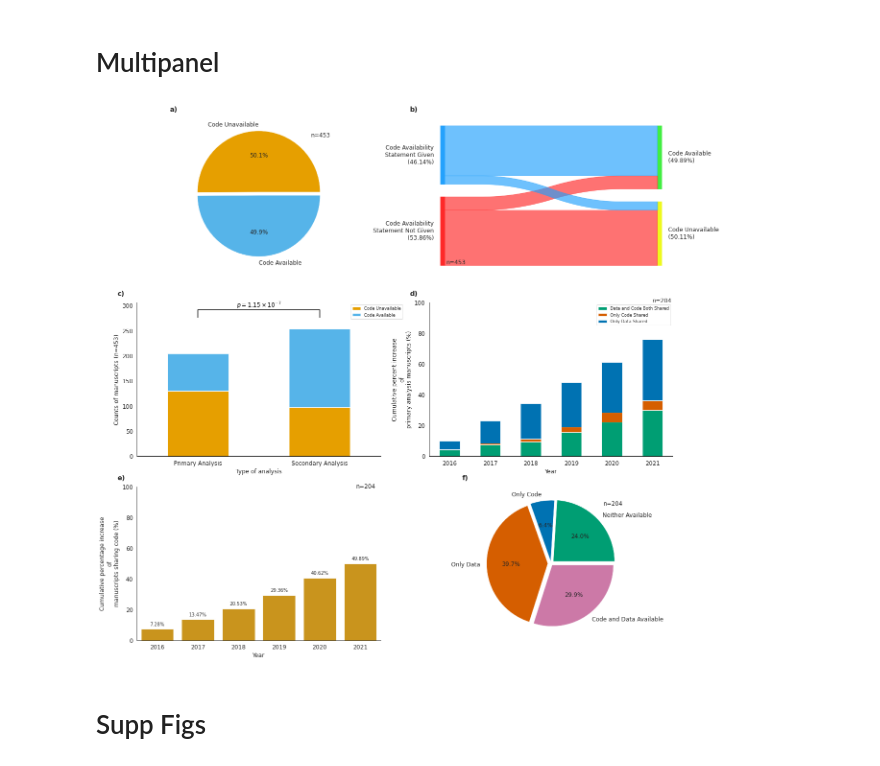
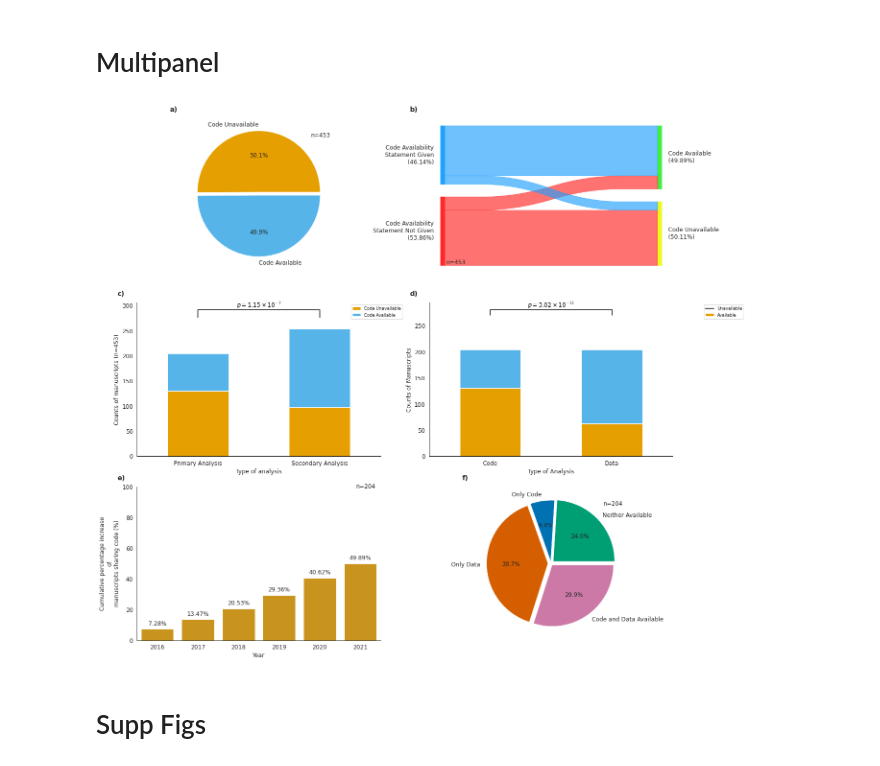
Before and after one commit to Mangul-Lab-USC/code-availability, a Jupyter notebook: notebooks/Figures.ipynb, the cells around one changed output. Cells and saved outputs as stored; diff of their text form; code cells hidden in the pictures.

Commit message:
figures updated

```diff
--- a/notebooks/Figures.ipynb
+++ b/notebooks/Figures.ipynb
@@ -319,11 +252,0 @@ df_stacked
-# %%
-sns.set_style("white")
-sns.set_context("paper",font_scale=1)
-# create stacked bar chart for monthly temperatures
-df_stacked.plot(kind='bar', stacked=True,color=['#009E73','#D55E00','#0072B2'], rot=0)
-plt.ylim([0, 100])
-# labels for x & y axis
-plt.xlabel("Years")
-plt.ylabel("Primary analysis manuscript  (%)")
-plt.legend(loc='upper right', bbox_to_anchor=(1.6, 1))
-plt.show()
@@ -489,48 +467,35 @@ ax[1,0].plot([x1, x1, x2, x2], [y, y+h, y+h, y], lw=1.5, c=col)
 ax[1,0].text((x1+x2)*.5, y+h, r"$p = {0:s}$".format(as_si(p,2)), ha='center', va='bottom', color=col, fontsize=12)
 
 #fig 1d
-#replace upon request with no in the Data availability column of the data
+#create dataframe for counts data of code availability
 df_modified = df.copy()
+#df_modified.loc[df_modified['Data availability (yes/no)'] == 'upon request', 'Data availability (yes/no)'] = 'no'
+df_modified.loc[df_modified['Secondary analysis'] == 'Hybrid', 'Secondary analysis'] = 'no'
 df_modified.loc[df_modified['Data availability (yes/no)'] == 'upon request', 'Data availability (yes/no)'] = 'no'
-df_modified.loc[df_modified['Secondary analysis'] == 'Hybrid', 'Secondary analysis'] = 'no'
-#create dataframe for counts data of data availability and code availability, pmc_year, and analysis type
-df_temp=pd.DataFrame({'Counts': df_modified.groupby(['Data availability (yes/no)','Code availability (Yes/No)','PMC_Year','Secondary analysis']).size()}).reset_index()
+df_temp=pd.DataFrame({'Counts': df_modified.groupby(['Secondary analysis','Code availability (Yes/No)','Data availability (yes/no)']).size()}).reset_index()
+df_temp=df_temp[~(df_temp['Secondary analysis']=='yes')]
+df_temp = df_temp.drop('Secondary analysis', axis=1)
+df_temp=pd.DataFrame({'Analysis': ['Data','Data','Code','Code'], 'Availability': ['No','Yes','No','Yes'],
+              'Counts':[df_temp.loc[df_temp['Data availability (yes/no)']=='no','Counts'].sum(),
+                        df_temp.loc[df_temp['Data availability (yes/no)']=='yes','Counts'].sum(),
+                        df_temp.loc[df_temp['Code availability (Yes/No)']=='no','Counts'].sum(),
+                        df_temp.loc[df_temp['Code availability (Yes/No)']=='yes','Counts'].sum()]})
 
-#filter df_temp to only have rows where data and code are available, only data shared, and only code shared
-df_temp=df_temp[~((df_temp['Data availability (yes/no)']=='no') & (df_temp['Code availability (Yes/No)']=='no'))]
-#filter df_temp to only have primary studies
-df_temp=df_temp[~(df_temp['Secondary analysis']=='yes')]
-#create percentage column
-df_temp['Percent Increase'] = (df_temp['Counts']/204) * 100
-#df_temp['Cumulative Percent Increase']=df_temp['Percent Increase'].cumsum()
-#df_temp['Percentage']=df_temp['Percentage'].round(2)
-#df_temp['Cumulative Percent Increase']=df_temp['Cumulative Percent Increase'].round(2)
-#Create labels column
-df_temp['Labels']='Unknown'
-df_temp.loc[(df_temp['Data availability (yes/no)'] == 'yes') & (df_temp['Code availability (Yes/No)']=='yes'), 'Labels'] = 'Data and Code Both Shared'
-df_temp.loc[(df_temp['Data availability (yes/no)'] == 'yes') & (df_temp['Code availability (Yes/No)']=='no'), 'Labels'] = 'Only Data Shared'
-df_temp.loc[(df_temp['Data availability (yes/no)'] == 'no') & (df_temp['Code availability (Yes/No)']=='yes'), 'Labels'] = 'Only Code Shared'
-df_stacked = df_temp[['Labels', 'Percent Increase', 'PMC_Year']]
-df_stacked=df_stacked.pivot(index='PMC_Year',columns='Labels', values='Percent Increase')
-df_stacked=df_stacked.fillna(0)
-df_stacked['Data and Code Both Shared']=df_stacked['Data and Code Both Shared'].cumsum()
-df_stacked['Data and Code Both Shared']=df_stacked['Data and Code Both Shared'].round(2)
-df_stacked['Only Code Shared']=df_stacked['Only Code Shared'].cumsum()
-df_stacked['Only Code Shared']=df_stacked['Only Code Shared'].round(2)
-df_stacked['Only Data Shared']=df_stacked['Only Data Shared'].cumsum()
-df_stacked['Only Data Shared']=df_stacked['Only Data Shared'].round(2)
-sns.set_style("white")
-sns.set_context("paper",font_scale=1)
-# create stacked bar chart for monthly temperatures
-df_stacked.plot(kind='bar', stacked=True,color=['#009E73','#D55E00','#0072B2'], rot=0, ax=ax[1,1])
-sns.despine()
-ax[1,1].legend(loc='upper right', bbox_to_anchor=(1, 1))
-ax[1,1].set_xlabel("Year", fontsize=12)
-ax[1,1].set_ylabel("Cumulative percent increase\nof\nprimary analysis manuscripts (%)",fontsize=12)
-ax[1,1].set_ylim(0,100)
-ax[1,1].text(5, 100, "n=204", fontsize=12)
+df_temp=df_temp.pivot(index='Analysis',columns='Availability',values='Counts')
+chi2, p, dof, expected = chi2_contingency(df_temp)
+colors = ['#0072B2','#D55E00']
+df_temp.plot(kind='bar', stacked=True, color=['#E69F00', '#56B4E9'],ax=ax[1,1],rot=0)
+# statistical annotation
+y, h, col = 270, 10, 'k'
+x1, x2 = 0, 1  # columns  (first column: 0, see plt.xticks())
+ax[1,1].plot([x1, x1, x2, x2], [y, y+h, y+h, y], lw=1.5, c=col)
+ax[1,1].text((x1+x2)*.5, y+h, r"$p = {0:s}$".format(as_si(p,2)), ha='center', va='bottom', color=col, fontsize=12)
+
+ax[1,1].legend(['Unavailable', 'Available'],loc='upper right', bbox_to_anchor=(1.3, 1))
+ax[1,1].set_xlabel("Type of Analysis",fontsize=12)
+ax[1,1].set_ylabel("Counts of Manuscripts",fontsize=12)
+#plt.ylim(0,100)
 ax[1,1].tick_params(axis='both', labelsize=12)
-
 
 #Fig 1e
 #create dataframe for counts data of code availability
@@ -561,35 +526,35 @@ ax[2,0].set_xlabel('Year', fontsize=12)
 ax[2,0].set_ylabel('Cumulative percentage increase\nof\nmanuscripts sharing code (%)', fontsize=12)
 ax[2,0].set_ylim(0,100)
 
 
 # Add labels to each subplot
 labels = ['a)', 'b)', 'c)', 'd)', 'e)','f)']
 
 for i, axes in enumerate(ax.flatten()):
     axes.text(-0.08, 1.08, labels[i], transform=axes.transAxes, fontsize=14, fontweight='bold', va='top')
 
 
 #Fig 1f
 #replace upon request with no in the Data availability column of the data
 df_modified = df.copy()
 df_modified.loc[df_modified['Data availability (yes/no)'] == 'upon request', 'Data availability (yes/no)'] = 'no'
 #create dataframe for counts data of data availability and code availability
 df_temp=pd.DataFrame({'Counts': df_modified.groupby(['Data availability (yes/no)','Code availability (Yes/No)']).size()}).reset_index()
 df_temp['Labels']=['Neither Available','Only Code','Only Data','Code and Data Available']
 explode = (0.05,0.03,0.05,0.03)
 textprops = {"fontsize":12}
 colors = ['#009E73', '#0072B2','#D55E00', '#CC79A7']
 ax[2,1].pie(df_temp['Counts'], explode=explode, labels=df_temp['Labels'], colors=colors, autopct='%1.1f%%',textprops = textprops)
 ax[2,1].text(0.85, 0.95, "n=" + str(df_temp['Counts'].sum()), fontsize=12)
 
 
 
 
-#sns.despine()
+sns.despine()
 plt.show()
 fig.savefig('../Figures/fig1.png', format='png', dpi=300)
 # %% [output]
-[figure, old version]
+[figure, new version]
 # %% [markdown]
 # Supp Figs
 # %% [markdown]
```
Also changed, not shown: parts of 14 cells of this notebook, 4 other files.
